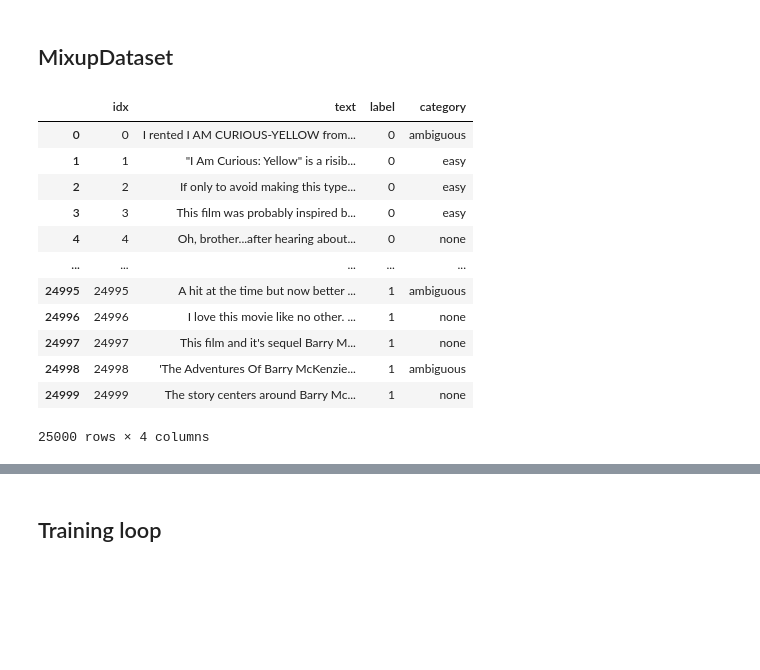
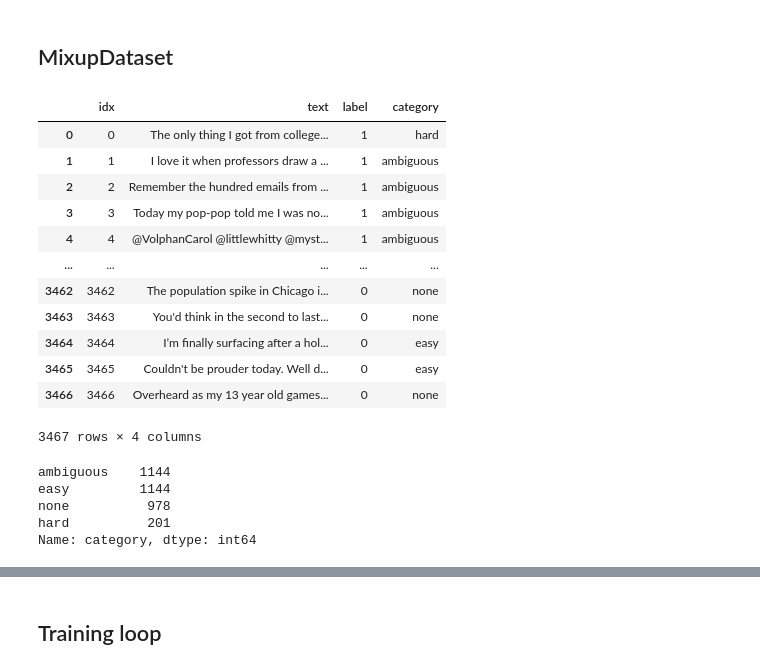
Before and after one commit to Raghav1606/Training-Dyamics-and-Entropy-Aware-Mixup-for-Robust-Text-Classification, a Jupyter notebook: notebooks/mixup_training.ipynb, the cells around one changed output, grey strips where cells are left out. Saved outputs shown, nothing was run; the diff lists cells and outputs as text; code cells hidden in the pictures; blank space fills up the shorter version.

```diff
--- a/notebooks/mixup_training.ipynb
+++ b/notebooks/mixup_training.ipynb
@@ -694,18 +714,26 @@ def get_count(df, label1, label2):
 # %%
-df = pd.read_csv('/projects/metis2/atharvak/Data_Cartography/datasets/imdb/imdb_categorized.csv')
+df = pd.read_csv(f'/projects/metis2/atharvak/Data_Cartography/datasets/{data_name}/{data_name}_categorized.csv')
 df
 # %% [output]
 |  | idx | text | label | category |
-| 0 | 0 | I rented I AM CURIOUS-YELLOW from... | 0 | ambiguous |
-| 1 | 1 | "I Am Curious: Yellow" is a risib... | 0 | easy |
-| 2 | 2 | If only to avoid making this type... | 0 | easy |
-| 3 | 3 | This film was probably inspired b... | 0 | easy |
-| 4 | 4 | Oh, brother...after hearing about... | 0 | none |
+| 0 | 0 | The only thing I got from college... | 1 | hard |
+| 1 | 1 | I love it when professors draw a ... | 1 | ambiguous |
+| 2 | 2 | Remember the hundred emails from ... | 1 | ambiguous |
+| 3 | 3 | Today my pop-pop told me I was no... | 1 | ambiguous |
+| 4 | 4 | @VolphanCarol @littlewhitty @myst... | 1 | ambiguous |
 | ... | ... | ... | ... | ... |
-| 24995 | 24995 | A hit at the time but now better ... | 1 | ambiguous |
-| 24996 | 24996 | I love this movie like no other. ... | 1 | none |
-| 24997 | 24997 | This film and it's sequel Barry M... | 1 | none |
-| 24998 | 24998 | 'The Adventures Of Barry McKenzie... | 1 | ambiguous |
-| 24999 | 24999 | The story centers around Barry Mc... | 1 | none |
+| 3462 | 3462 | The population spike in Chicago i... | 0 | none |
+| 3463 | 3463 | You'd think in the second to last... | 0 | none |
+| 3464 | 3464 | I’m finally surfacing after a hol... | 0 | easy |
+| 3465 | 3465 | Couldn't be prouder today. Well d... | 0 | easy |
+| 3466 | 3466 | Overheard as my 13 year old games... | 0 | none |
-25000 rows × 4 columns
+3467 rows × 4 columns
+# %%
+df['category'].value_counts()
+# %% [output]
+ambiguous    1144
+easy         1144
+none          978
+hard          201
+Name: category, dtype: int64
 # %%
```
Also changed, not shown: parts of 10 cells of this notebook, 7 other files.
